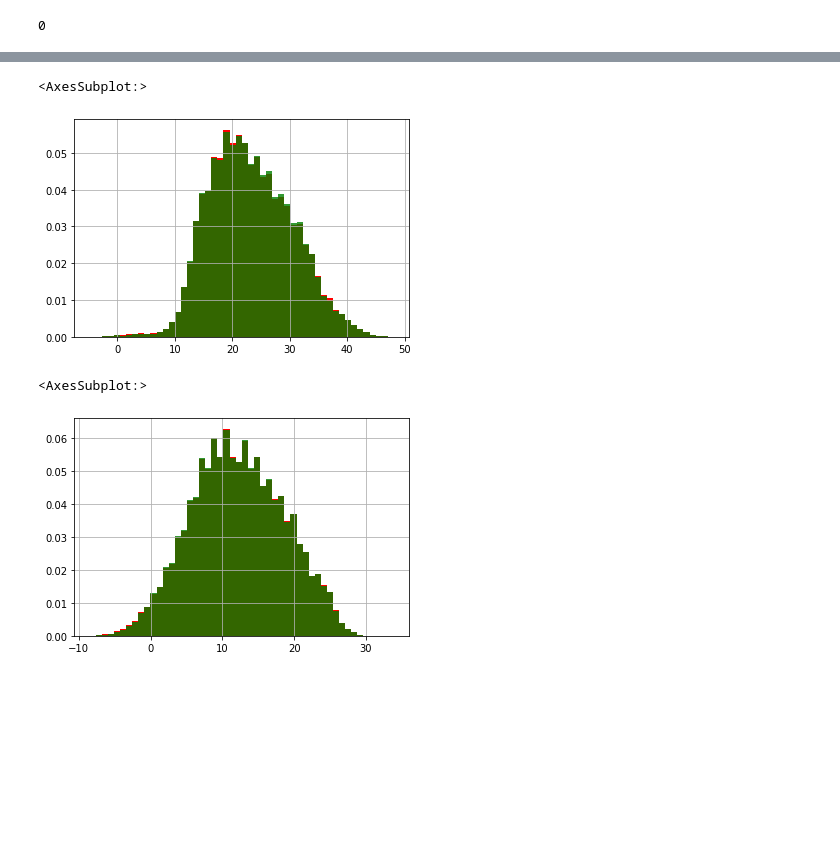
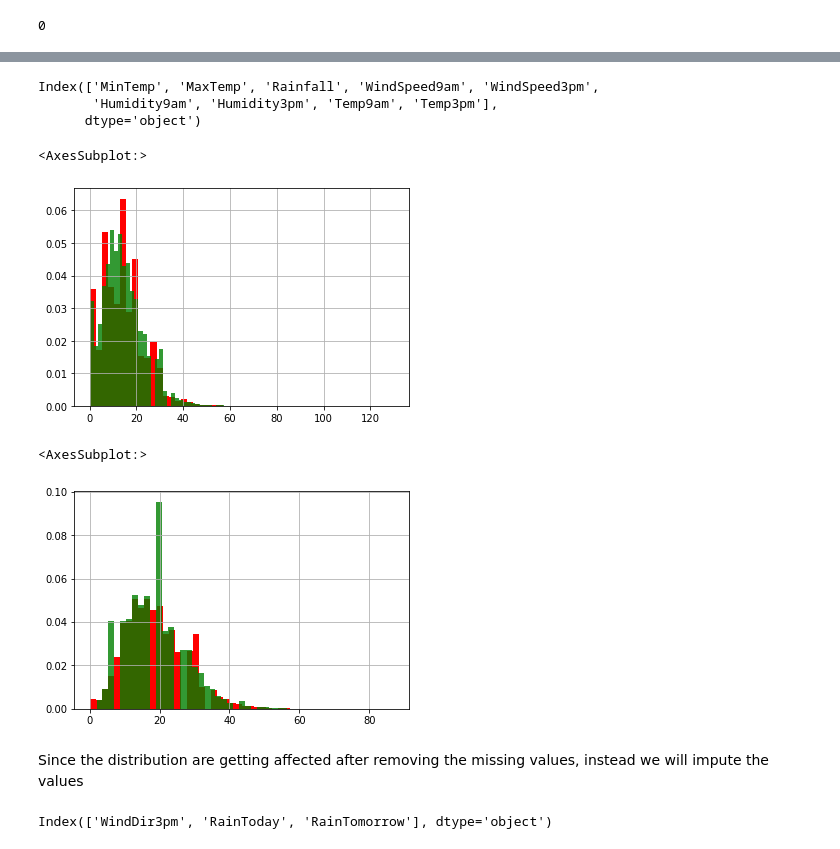
Before and after one commit to yuvraaj2002/Rain-Prediction, a Jupyter notebook: Main_code.ipynb, the cells around one changed output, grey strips where cells are left out. Saved outputs shown, nothing was run; the diff lists cells and outputs as text; code cells hidden in the pictures; blank space fills up the shorter version.

```diff
--- a/Main_code.ipynb
+++ b/Main_code.ipynb
@@ -112,23 +98,31 @@ temp_obj = temp_df.select_dtypes(include='object')
+# %%
+temp_float.columns
+# %% [output]
+Index(['MinTemp', 'MaxTemp', 'Rainfall', 'WindSpeed9am', 'WindSpeed3pm',
+       'Humidity9am', 'Humidity3pm', 'Temp9am', 'Temp3pm'],
+      dtype='object')
 # %%
 # Checking the distributions before and after implementing CCA
 fig = plt.figure()
 ax = fig.add_subplot(111)
 
-df['MaxTemp'].hist(bins=50, ax=ax, density=True, color='red')
-temp_float['MaxTemp'].hist(bins=50, ax=ax, color='green', density=True, alpha=0.8)
+df['WindSpeed9am'].hist(bins=50, ax=ax, density=True, color='red')
+temp_float['WindSpeed9am'].hist(bins=50, ax=ax, color='green', density=True, alpha=0.8)
 # %% [output]
 <AxesSubplot:>
-[figure, old version]
+[figure, new version]
 # %%
+fig = plt.figure()
+ax = fig.add_subplot(111)
 
-
-
-
-
-
-
-# df['Rainfall'].hist(bins=50, ax=ax, density=True, color='red')
-# temp_float['Rainfall'].hist(bins=50, ax=ax, color='green', density=True, alpha=0.8)
+df['WindSpeed3pm'].hist(bins=50, ax=ax, density=True, color='red')
+temp_float['WindSpeed3pm'].hist(bins=50, ax=ax, color='green', density=True, alpha=0.8)
 # %% [output]
 <AxesSubplot:>
-[figure, old version]
+[figure, new version]
+# %% [markdown]
+Since the distribution are getting affected after removing the missing values, instead we will impute the values
+# %%
+temp_obj.columns
+# %% [output]
+Index(['WindDir3pm', 'RainToday', 'RainTomorrow'], dtype='object')
```
Also changed, not shown: parts of 7 cells of this notebook.
